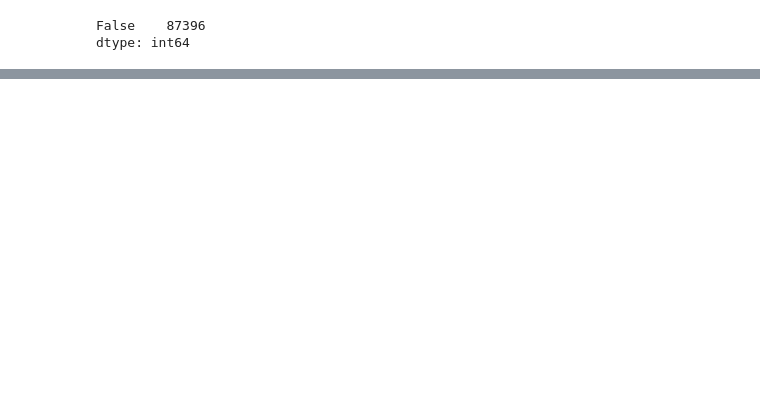
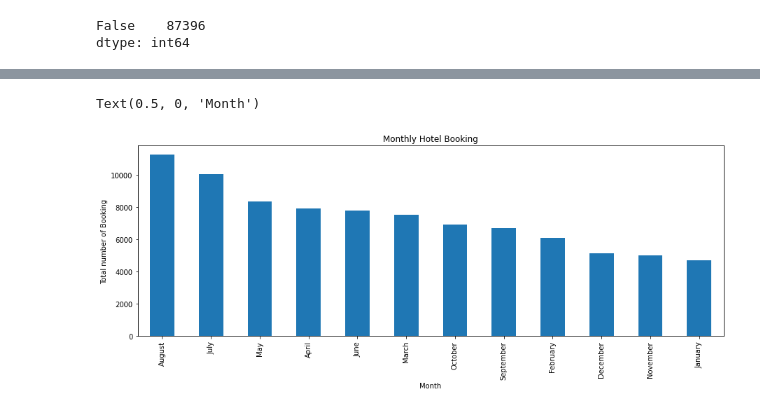
Before and after one commit to Satyaprakash-Dinesh-Vispute/Hotel-Booking-Analysis-EDA, a Jupyter notebook: Hotel_Booking_Analysis_(EDA).ipynb, the cells around one changed output, grey strips where cells are left out. Saved outputs shown, nothing was run; the diff lists cells and outputs as text; code cells hidden in the pictures; blank space fills up the shorter version.

```diff
--- a/Hotel_Booking_Analysis_(EDA).ipynb
+++ b/Hotel_Booking_Analysis_(EDA).ipynb
@@ -165,0 +228,9 @@ dtype: int64
+# %%
+month_visited.plot(kind='bar')
+
+plt.title('Monthly Hotel Booking')
+plt.ylabel('Total number of Booking')
+plt.xlabel('Month')
+# %% [output]
+Text(0.5, 0, 'Month')
+[figure, added]
```
Also changed, not shown: parts of 19 cells of this notebook.
